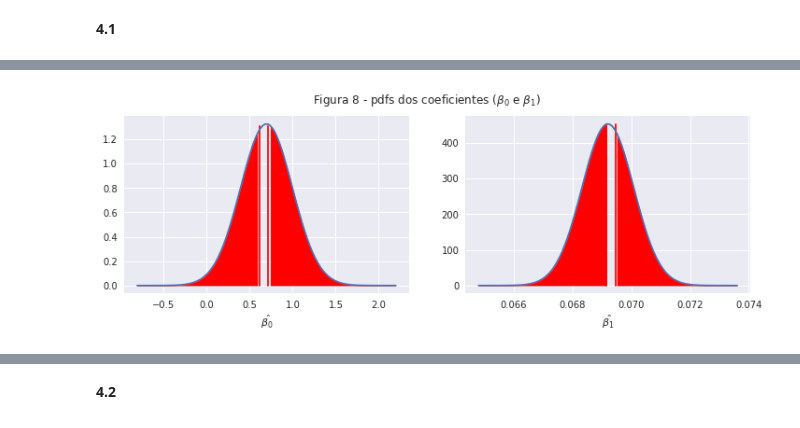
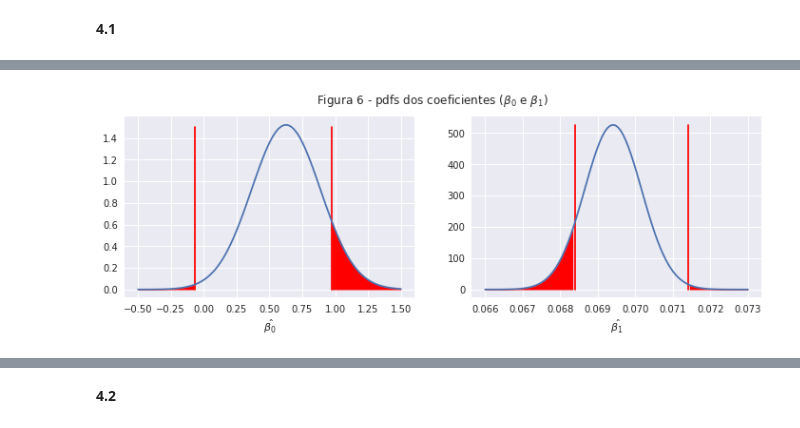
Before and after one commit to ifribeiro/TEI-EstApl, a Jupyter notebook: EPC9.ipynb, the cells around one changed output, grey strips where cells are left out. Drawn from its saved outputs; the diff is of its cells as text; code cells hidden in the pictures.

```diff
--- a/EPC9.ipynb
+++ b/EPC9.ipynb
@@ -223,4 +196,7 @@ $\beta_1$, por outro lado, possui média $0.64$ e variância $0.14$. Nota-se, na
 # Questão 4
 # %% [markdown]
 **4.1**
+# %%
+# seleciono outras 100 amostras
+Z_100_4 = Z.sample(100, random_state=44)
 # %%
@@ -256,7 +208,0 @@ def CI(muX, sigma, n, alpha=0.05):
-# %%
-var_b1 = expected_var(betas_1)
-var_b0 = expected_var(betas_0)
-ci_b1 = CI(np.mean(betas_1), np.sqrt(var_b1), n=100,alpha=0.05)
-ci_b0 = CI(np.mean(betas_0), np.sqrt(var_b0), n=100,alpha=0.05)
-print (ci_b1)
-print (ci_b0)
@@ -284,41 +216,35 @@ df_IC
 # %%
 ci_b1 = df_IC.loc['x1'].values
 ci_b0 = df_IC.loc['const'].values
-# %%
-probsb1 = [norm.pdf(bi, loc=np.mean(betas_1), scale=np.std(betas_1)) for bi in betas_1]
-mub1, var_b1 = expected_value(betas_1, probsb1), expected_var(betas_1)
-
-X_b1 = np.linspace(mub1-5*np.sqrt(var_b1), mub1+5*np.sqrt(var_b1), 100)
-pdf_b1 = [norm.pdf(xi, loc=mub1, scale=np.sqrt(var_b1)) for xi in X_b1]
-
-probsb0 = [norm.pdf(bi, loc=np.mean(betas_0), scale=np.std(betas_0)) for bi in betas_0]
-mub0, var_b0 = expected_value(betas_0, probsb0), expected_var(betas_0)
-
-X_b0 = np.linspace(mub0-5*np.sqrt(var_b0), mub0+5*np.sqrt(var_b0), 100)
-pdf_b0 = [norm.pdf(xi, loc=mub0, scale=np.sqrt(var_b0)) for xi in X_b0]
+# %%
+x_b0s = np.linspace(-.5, 1.5, 100)
+pdf_b0 = [norm.pdf(xi, loc=media_b0, scale=np.sqrt(var_b0)) for xi in x_b0s]
+
+x_b1s = np.linspace(0.066, 0.073, 100)
+pdf_b1 = [norm.pdf(xi, loc=media_b1, scale=np.sqrt(var_b1)) for xi in x_b1s]
 # %%
 fig, ax = plt.subplots(figsize=(12, 3.5), ncols=2)
 li_b0, ls_b0 = np.min(pdf_b0), np.max(pdf_b0)
 li_b1, ls_b1 = np.min(pdf_b1), np.max(pdf_b1)
 
 o_xb0, o_yb0 = [ci_b0[0], ci_b0[0]], [li_b0, ls_b0-0.02]
 t_xb0, t_yb0 = [ci_b0[1], ci_b0[1]], [li_b0, ls_b0-0.02]
 ax[0].plot(o_xb0, o_yb0, t_xb0, t_yb0, color='red')
-ax[0].plot(X_b0, pdf_b0)
+ax[0].plot(x_b0s, pdf_b0)
 ax[0].set_xlabel(r'$\hat{\beta_0}$')
-ax[0].fill_between(X_b0, pdf_b0, where=(X_b0>ci_b0[1]), color='red')
-ax[0].fill_between(X_b0, pdf_b0, where=(X_b0<ci_b0[0]), color='red')
+ax[0].fill_between(x_b0s, pdf_b0, where=(x_b0s>ci_b0[1]), color='red')
+ax[0].fill_between(x_b0s, pdf_b0, where=(x_b0s<ci_b0[0]), color='red')
 
 o_xb1, o_yb1 = [ci_b1[0], ci_b1[0]], [li_b1, ls_b1-0.02]
 t_xb1, t_yb1 = [ci_b1[1], ci_b1[1]], [li_b1, ls_b1-0.02]
 ax[1].plot(o_xb1, o_yb1, t_xb1, t_yb1, color='red')
-ax[1].plot(X_b1, pdf_b1)
-ax[1].fill_between(X_b1, pdf_b1, where=(X_b1>ci_b1[1]), color='red')
-ax[1].fill_between(X_b1, pdf_b1, where=(X_b1<ci_b1[0]), color='red')
+ax[1].plot(x_b1s, pdf_b1)
+ax[1].fill_between(x_b1s, pdf_b1, where=(x_b1s>ci_b1[1]), color='red')
+ax[1].fill_between(x_b1s, pdf_b1, where=(x_b1s<ci_b1[0]), color='red')
 
 ax[1].set_xlabel(r'$\hat{\beta_1}$')
-plt.suptitle(r'Figura 8 - pdfs dos coeficientes ($\beta_0$ e $\beta_1$)');
+plt.suptitle(r'Figura 6 - pdfs dos coeficientes ($\beta_0$ e $\beta_1$)');
 # %% [output]
-[figure, old version]
+[figure, new version]
 # %%
 ci_b0
```
Also changed, not shown: parts of 37 cells of this notebook.
